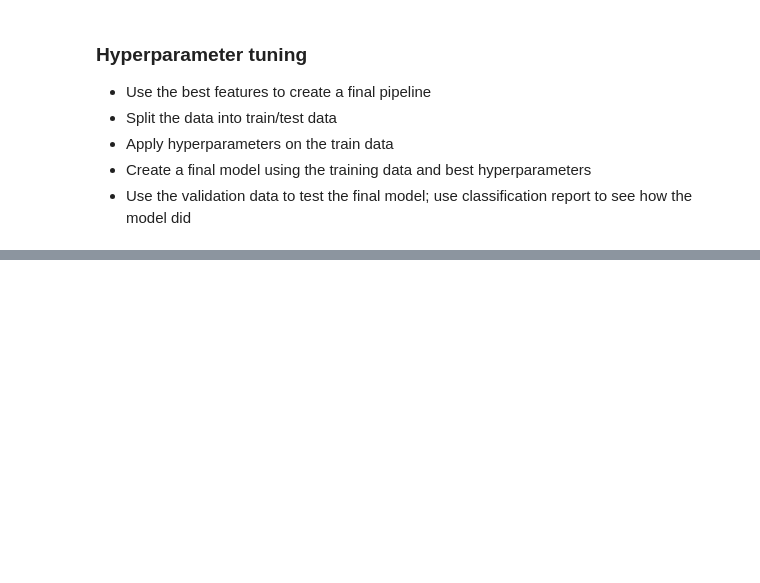
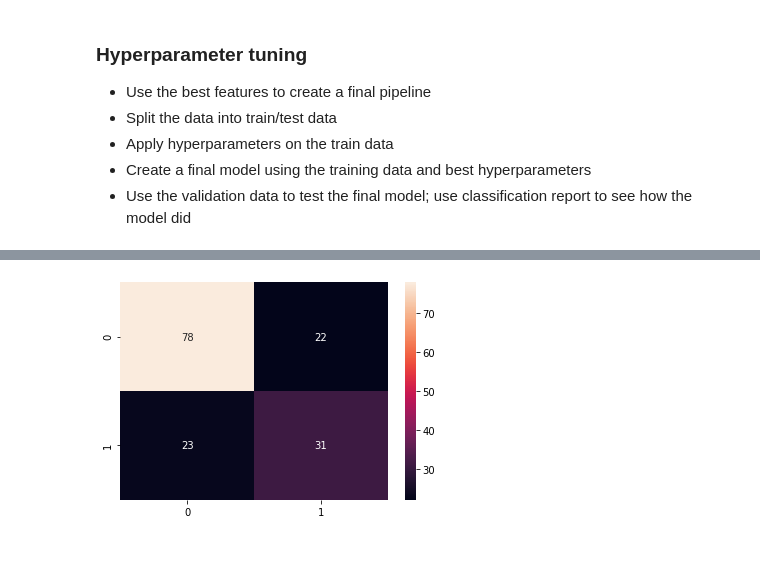
Before and after one commit to nico-palmar/ML_notebooks, a Jupyter notebook: xgb-diabetic-predictions.ipynb, the cells around one changed output, grey strips where cells are left out. Saved outputs shown, nothing was run; the diff lists cells and outputs as text; code cells hidden in the pictures; blank space fills up the shorter version.

```diff
--- a/xgb-diabetic-predictions.ipynb
+++ b/xgb-diabetic-predictions.ipynb
@@ -1029,0 +1197,6 @@ ax = sns.heatmap(cm, annot=True)
+# %%
+xgb_t = xgb.XGBClassifier(random_state=97)
+xgb_t.fit(df_train, y_train)
+preds = xgb_t.predict(df_test)
+
+print(classification_report(y_test, preds))
@@ -1030,2 +1212,7 @@ ax = sns.heatmap(cm, annot=True)
+# %%
+cm = confusion_matrix(y_test, preds)
+ax = sns.heatmap(cm, annot=True)
+# %% [output]
+[figure, added]
 # %% [markdown]
 ##
```
Also changed, not shown: parts of 14 cells of this notebook.
